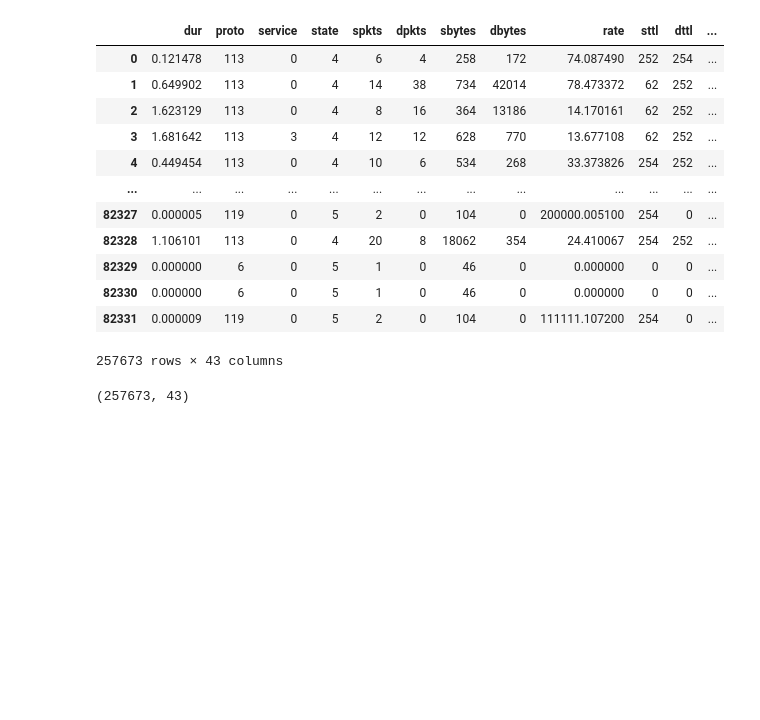
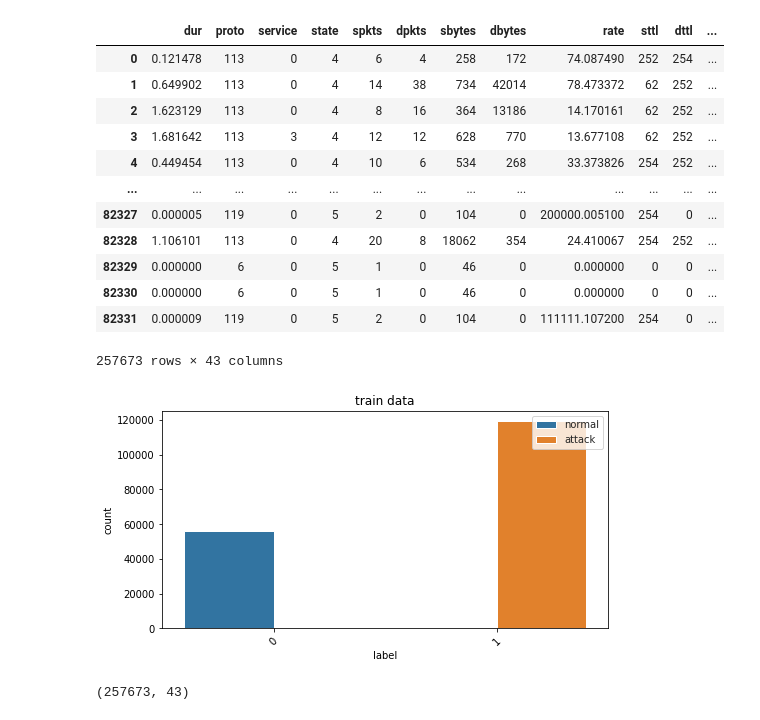
Before and after one commit to divyaKh/CMPE255Project, a Jupyter notebook: 4.ML_Models/Final_notebook.ipynb, the cells around one changed output. Saved outputs shown, nothing was run; the diff lists cells and outputs as text; code cells hidden in the pictures; blank space fills up the shorter version.

```diff
--- a/4.ML_Models/Final_notebook.ipynb
+++ b/4.ML_Models/Final_notebook.ipynb
@@ -345,6 +347,24 @@ combine
 | 82330 | 0.000000 | 6 | 0 | 5 | 1 | 0 | 46 | 0 | 0.000000 | 0 | 0 | ... |
 | 82331 | 0.000009 | 119 | 0 | 5 | 2 | 0 | 104 | 0 | 111111.107200 | 254 | 0 | ... |
 257673 rows × 43 columns
+# %%
+import seaborn as sns
+combine['label'].nunique()
+def col_countplot(col, train_data=train):
+    """
+    This function plots countplot of a given feature for train dataset
+    """
+    fig, ax = plt.subplots(figsize=(8,4))
+    sns.set_style('whitegrid')
+    # countplot of the given column
+    ax = sns.countplot(x=col, hue='label', data=train_data)
+    ax.legend(loc="upper right", labels=('normal', 'attack'))
+    ax.set_title("train data")
+    plt.xticks(rotation=45)
+    plt.show()
+col_countplot('label')
+# %% [output]
+[figure, added]
 # %%
 combine.shape
 # %% [output]
```
Also changed, not shown: parts of 21 cells of this notebook.
